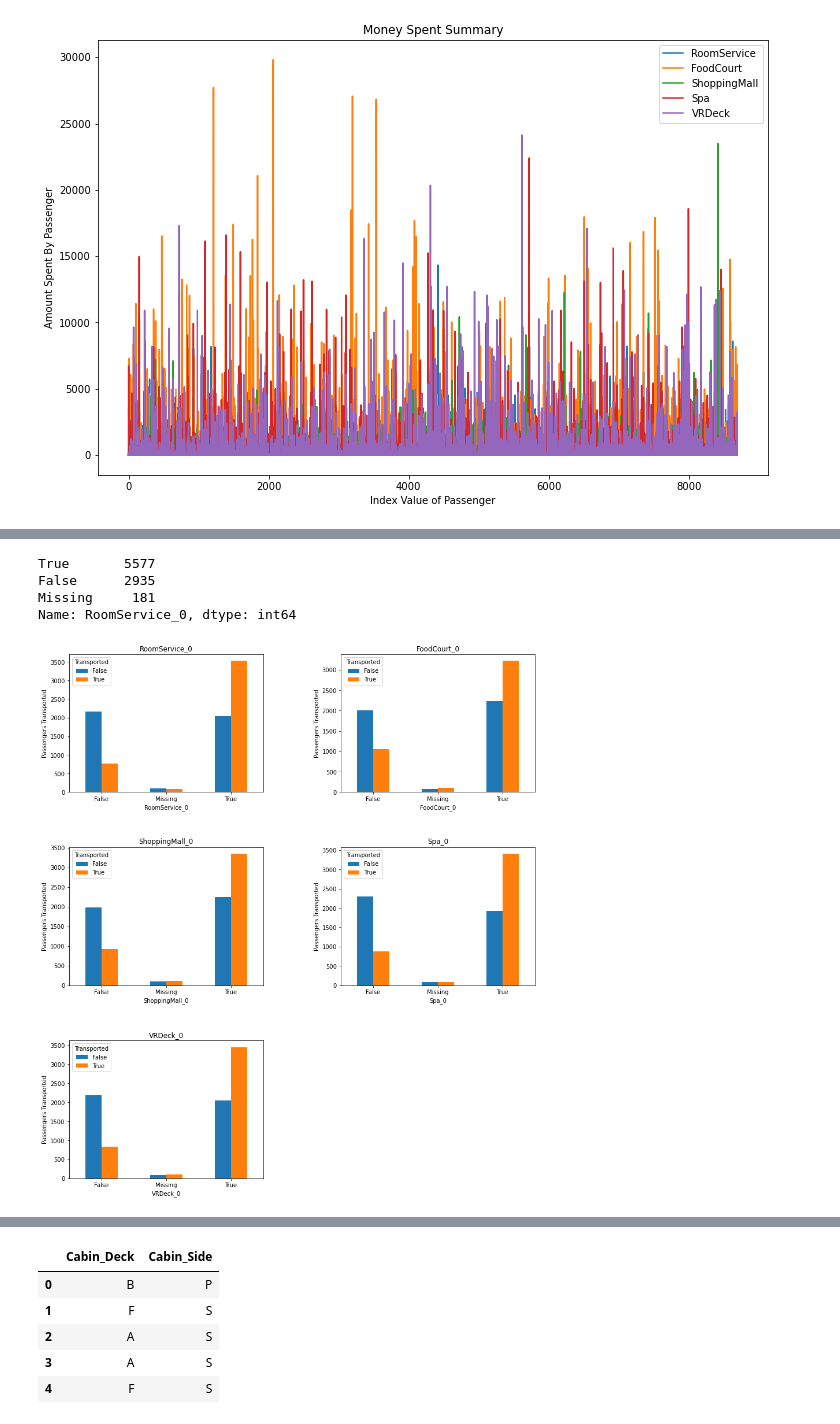
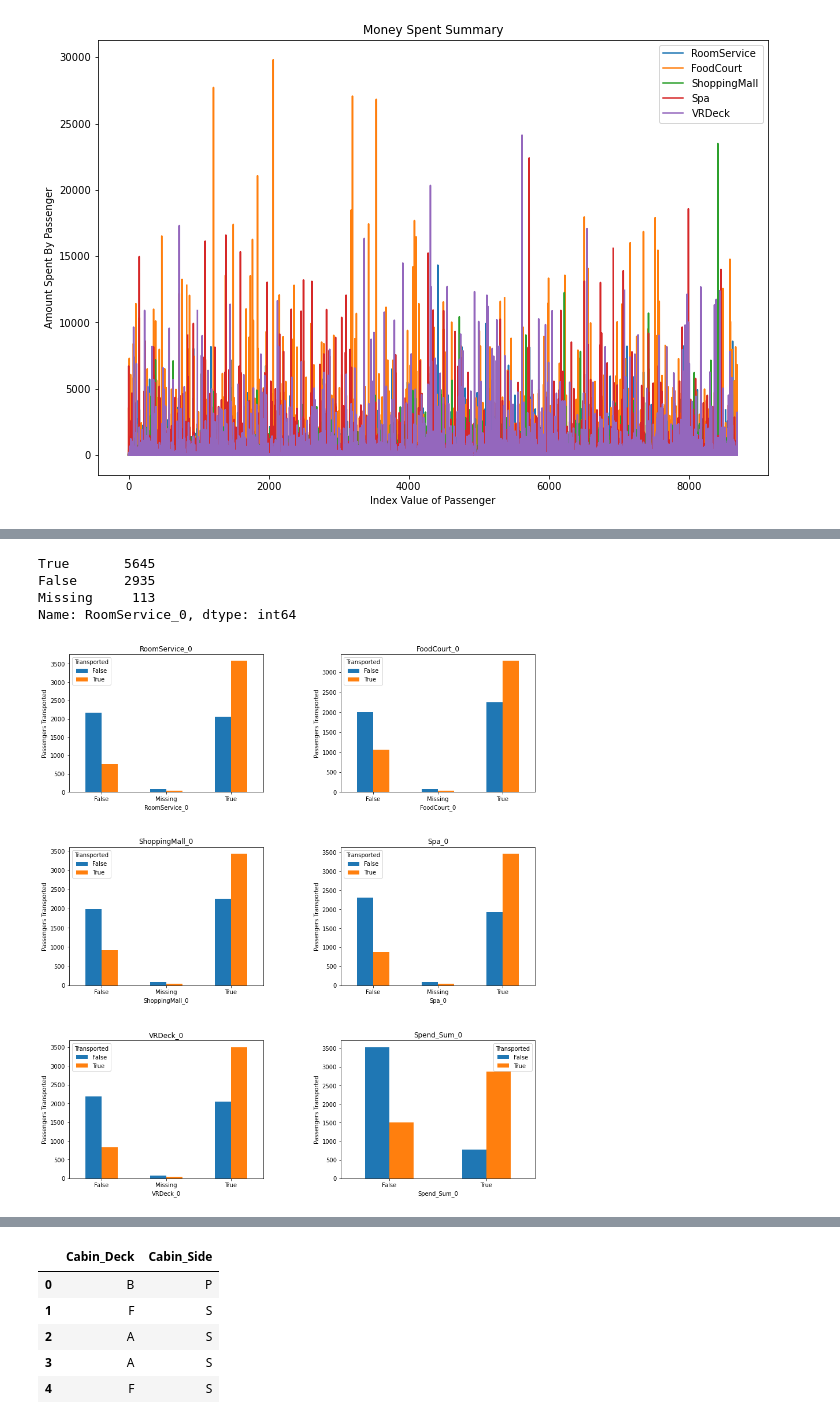
Before and after one commit to lynnmench/Spaceship_Titanic_Kaggle, a Jupyter notebook: Data_Clean_Analyze_SpaceshipTitanic.ipynb, the cells around one changed output, grey strips where cells are left out. Cells and saved outputs as stored; diff of their text form; code cells hidden in the pictures.

Commit message:
analyzing cryo sleep and feature correlation

```diff
--- a/Data_Clean_Analyze_SpaceshipTitanic.ipynb
+++ b/Data_Clean_Analyze_SpaceshipTitanic.ipynb
@@ -78,0 +90,10 @@ dtype: int64
+# %%
+#Fill the null spending values for the passengers in Cryo Sleep with 0
+spend = ['RoomService', 'FoodCourt', 'ShoppingMall', 'Spa', 'VRDeck']
+
+for x in spend:
+    df_train.loc[(df_train[x].isna() & df_train['CryoSleep']==True),x]=0
+    df_test.loc[(df_test[x].isna() & df_test['CryoSleep']==True),x]=0
+
+df_cryo = df_train[df_train['CryoSleep']==True]
+df_cryo[['RoomService', 'FoodCourt', 'ShoppingMall', 'Spa', 'VRDeck']].sum()
@@ -231,3 +297,14 @@ plt.ylabel('Amount Spent By Passenger')
 plt.show()
 # %% [output]
 [figure]
+# %%
+#Total amount each persson spent
+#spend_location-> list of location to spend money
+df_train['Spend_Sum'] = df_train[spend_locations].sum(axis=1)
+df_test['Spend_Sum'] = df_train[spend_locations].sum(axis=1)
+
+plt.scatter(list(df_train.index.values) , df_train['Spend_Sum'])
+plt.title('Total Amount Spent By Each Passenger')
+plt.xlabel('Index Value of Passenger')
+plt.ylabel('Sum Spent By Passenger')
+plt.show()
@@ -233,0 +313,8 @@ plt.show()
+# %%
+#If they spent money at all vs transported
+df_train['Spend_Sum_0'] = df_train.apply(lambda x: 'True' if x['Spend_Sum'] == 0 else False, axis=1)
+df_test['Spend_Sum_0'] = df_train.apply(lambda x: 'True' if x['Spend_Sum'] == 0 else False, axis=1)
+
+spend_sum = df_train.groupby(['Spend_Sum_0','Transported']).size().unstack('Transported')
+spend_sum.plot(kind='bar')
+plt.show()
@@ -287,31 +376,31 @@ for location in spend_locations:
 
 df_train['RoomService_0'].value_counts()
 # %% [output]
-True       5577
+True       5645
 False      2935
-Missing     181
+Missing     113
 Name: RoomService_0, dtype: int64
 # %%
-#Plot $0 to if they spent any amount of money
-features_0 = ['RoomService_0', 'FoodCourt_0', 'ShoppingMall_0', 'Spa_0', 'VRDeck_0']
+#Plot $0 to if they spent any amount of money at the location
+features_0 = ['RoomService_0', 'FoodCourt_0', 'ShoppingMall_0', 'Spa_0', 'VRDeck_0', 'Spend_Sum_0']
 
 fig = plt.figure(figsize=(14,18))
 for i, feat in zip(range(1,7), features_0):
     ax_i = plt.subplot(3, 2, i)
     money_group = df_train.groupby([feat,'Transported']).size().unstack('Transported')
     money_group.plot(kind='bar', ax=ax_i)
     plt.setp(ax_i.get_xticklabels(), ha="center", rotation=0)
     ax_i.set_xlabel(feat)
     ax_i.set_ylabel('Passengers Transported')
     ax_i.set_title(feat)
 
 plt.subplots_adjust(left=0.1,
                     bottom=0.5,
                     right=0.9,
                     top=1.2,
                     wspace=0.4,
                     hspace=0.4)
 
 plt.show()
 # %% [output]
-[figure, old version]
+[figure, new version]
```
Also changed, not shown: parts of 21 cells of this notebook, 3 other files.
